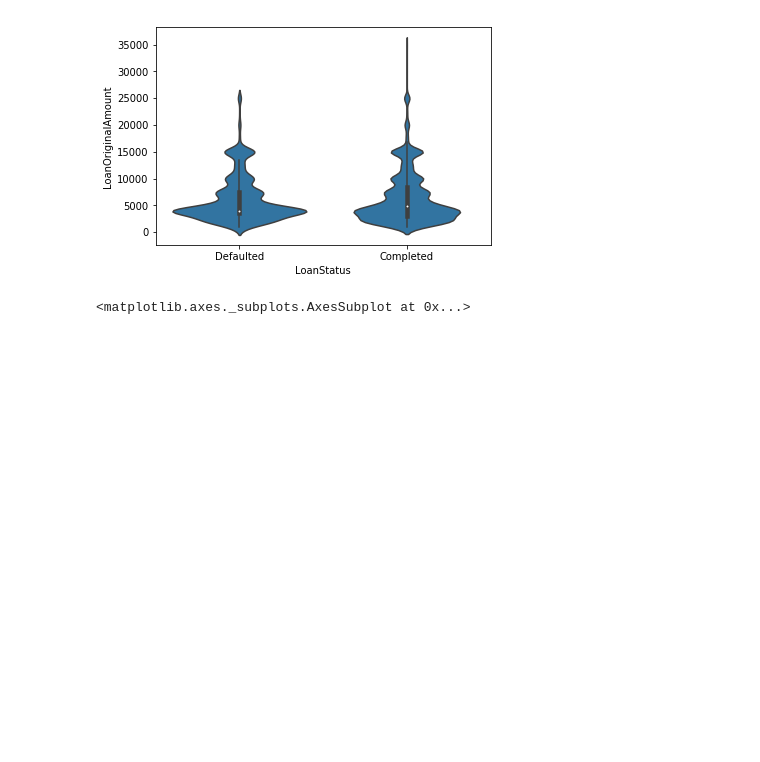
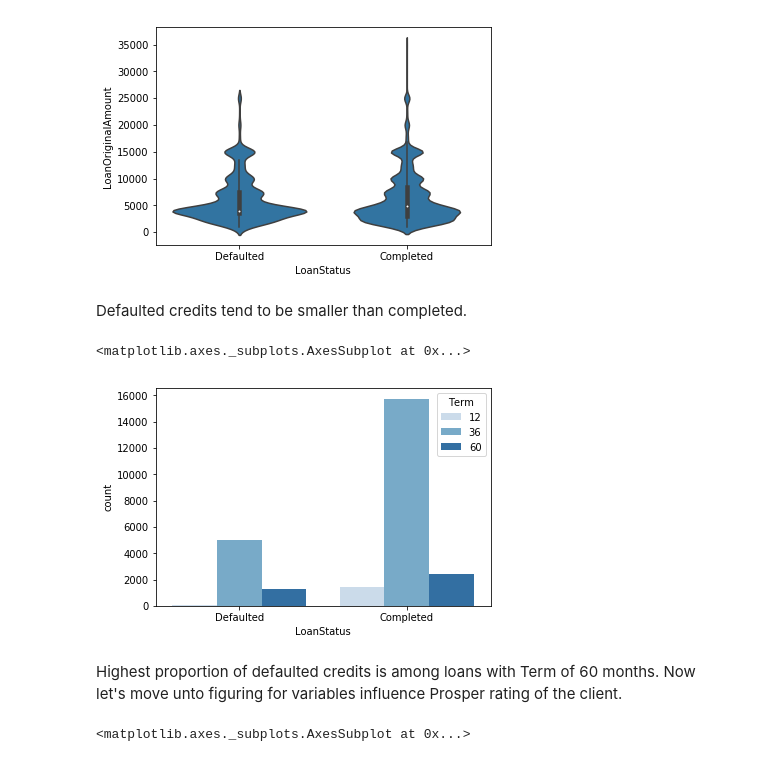
Before and after one commit to Askanio234/Communicate-Data-Findings, a Jupyter notebook: exploration.ipynb, the cells around one changed output. Drawn from its saved outputs; the diff is of its cells as text; code cells hidden in the pictures; blank space fills up the shorter version.

```diff
--- a/exploration.ipynb
+++ b/exploration.ipynb
@@ -441,6 +457,15 @@ sb.violinplot(data = target_df, x = 'LoanStatus', y = 'LoanOriginalAmount', colo
 # %% [output]
 <matplotlib.axes._subplots.AxesSubplot at 0x...>
 [figure]
+# %% [markdown]
+Defaulted credits tend to be smaller than completed.
+# %%
+sb.countplot(data=target_df, x='LoanStatus', hue='Term', palette='Blues')
+# %% [output]
+<matplotlib.axes._subplots.AxesSubplot at 0x...>
+[figure, added]
+# %% [markdown]
+Highest proportion of defaulted credits is among loans with Term of 60 months. Now let's move unto figuring for variables influence Prosper rating of the client.
 # %%
 sb.violinplot(data = target_df, x = 'ProsperRating (Alpha)', y = 'StatedMonthlyIncome', color = default_color)
 # %% [output]
```
Also changed, not shown: parts of 18 cells of this notebook.
